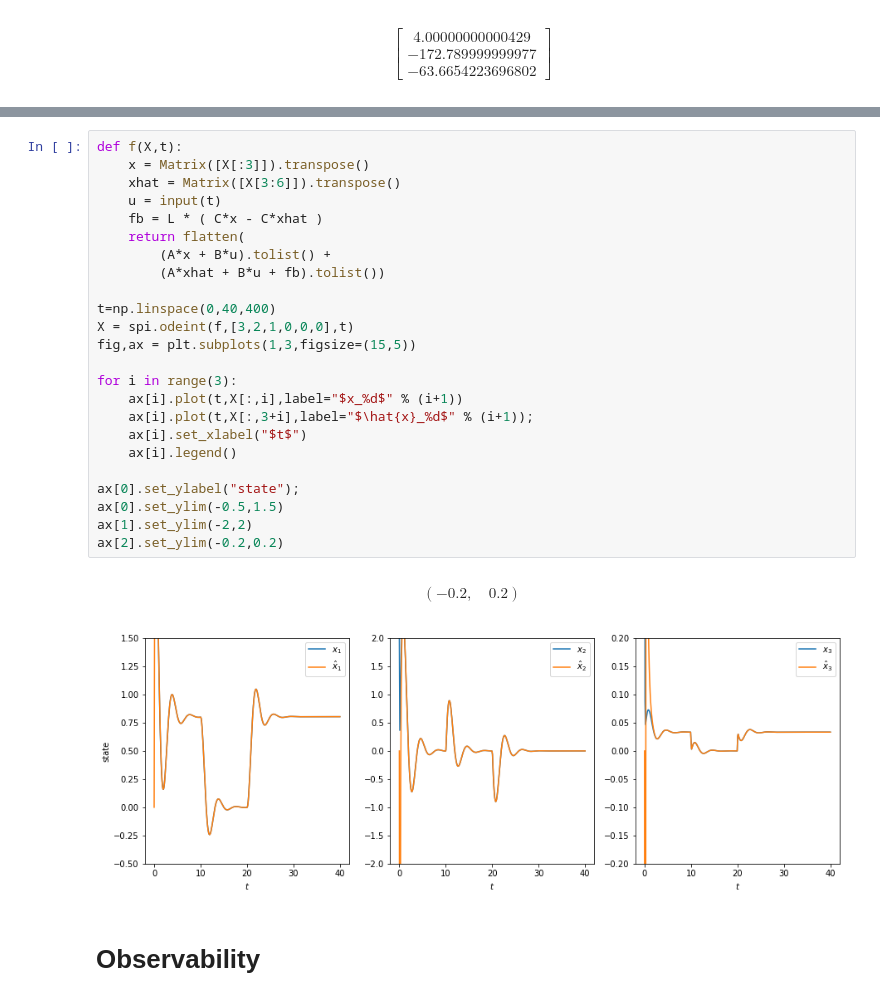
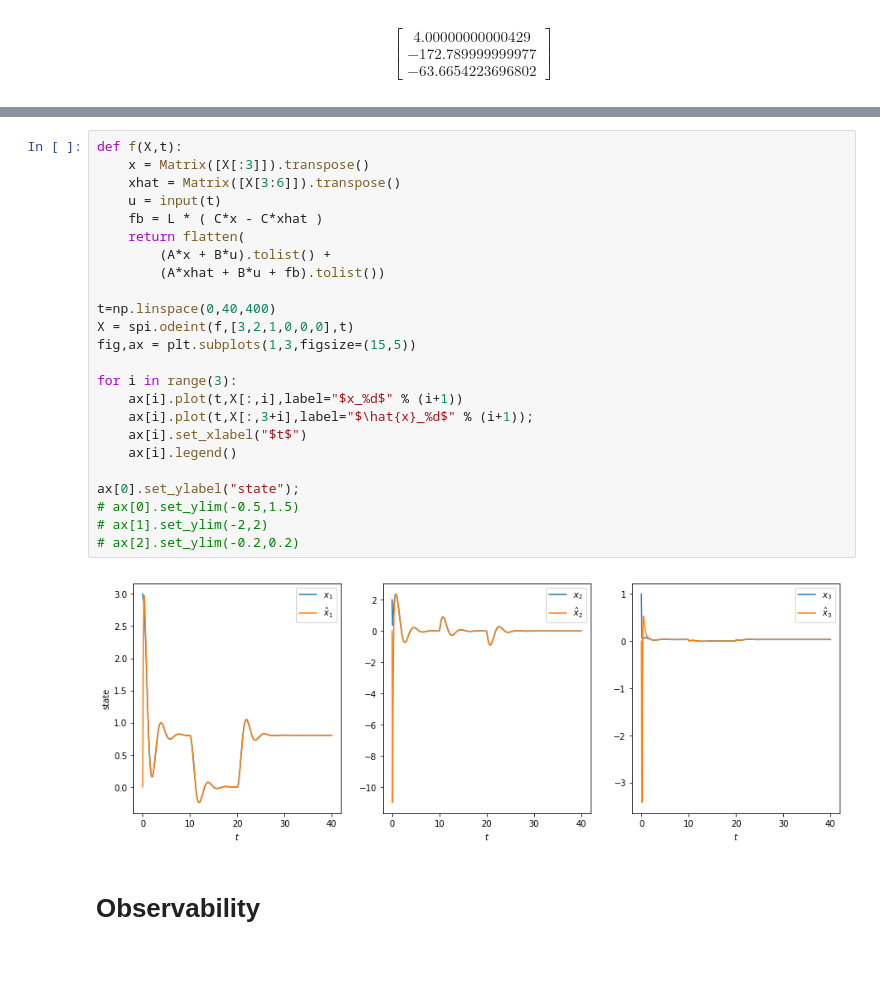
Before and after one commit to klavins/ECE447, a Jupyter notebook: lectures/observability.ipynb, the cells around one changed output, grey strips where cells are left out. Cells and saved outputs as stored; diff of their text form; blank space fills up the shorter version.

```diff
--- a/lectures/observability.ipynb
+++ b/lectures/observability.ipynb
@@ -193,30 +189,29 @@ $$\left[\begin{matrix}4.00000000000429\\-172.789999999977\\-63.6654223696802\end
 # %%
 def f(X,t):
     x = Matrix([X[:3]]).transpose()
     xhat = Matrix([X[3:6]]).transpose()
     u = input(t)
     fb = L * ( C*x - C*xhat )
     return flatten(
         (A*x + B*u).tolist() +
         (A*xhat + B*u + fb).tolist())
 
 t=np.linspace(0,40,400)
 X = spi.odeint(f,[3,2,1,0,0,0],t)
 fig,ax = plt.subplots(1,3,figsize=(15,5))
 
 for i in range(3):
     ax[i].plot(t,X[:,i],label="$x_%d$" % (i+1))
     ax[i].plot(t,X[:,3+i],label="$\hat{x}_%d$" % (i+1));
     ax[i].set_xlabel("$t$")
     ax[i].legend()
 
 ax[0].set_ylabel("state");
-ax[0].set_ylim(-0.5,1.5)
-ax[1].set_ylim(-2,2)
-ax[2].set_ylim(-0.2,0.2)
+# ax[0].set_ylim(-0.5,1.5)
+# ax[1].set_ylim(-2,2)
+# ax[2].set_ylim(-0.2,0.2)
 # %% [output]
-$$\left ( -0.2, \quad 0.2\right )$$
-[figure, old version]
+[figure, new version]
 # %% [markdown]
 # Observability
 # %% [markdown]
```
Also changed, not shown: parts of 4 cells of this notebook, 3 other files.
